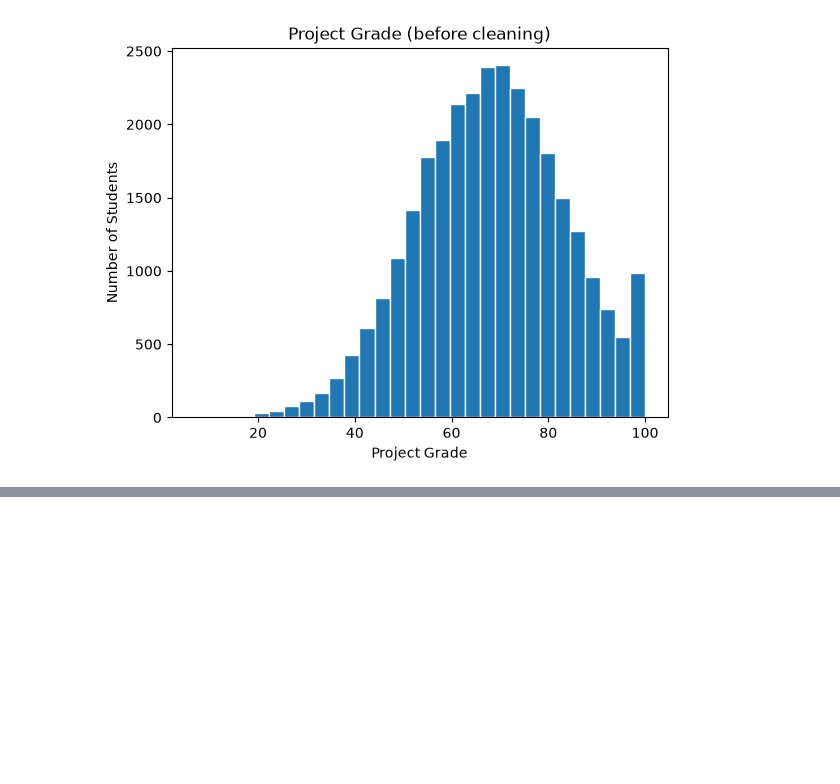
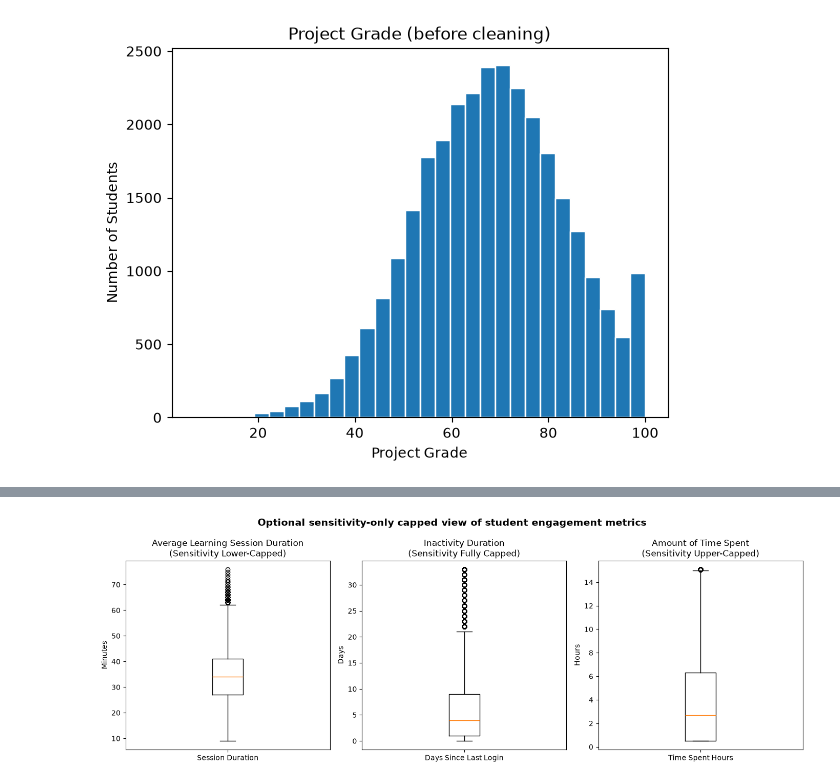
Before and after one commit to adithya-blip111/data_ai_project, a Jupyter notebook: src/data_ai_project.ipynb, the cells around one changed output, grey strips where cells are left out. Cells and saved outputs as stored; diff of their text form; code cells hidden in the pictures; blank space fills up the shorter version.

```diff
--- a/src/data_ai_project.ipynb
+++ b/src/data_ai_project.ipynb
@@ -1970,0 +1148,48 @@ print(data_dictionary.to_string(index=False))
+# %%
+# Create a clean deep copy for sensitivity analysis
+df_sensitivity = df_etl_clean.copy(deep=True)
+
+# 1. Lower cap Average Learning Session Duration (removes accidental/instant login logs)
+session_min_p01 = df_sensitivity["Average_Session_Duration_Min"].quantile(0.01)
+df_sensitivity["Average_Session_Duration_Min_capped"] = df_sensitivity["Average_Session_Duration_Min"].clip(
+    lower=session_min_p01
+)
+
+# 2. Fully cap Days Since Last Login (restrains extreme dormancy/inactive outliers)
+dormancy_p01 = df_sensitivity["Days_Since_Last_Login"].quantile(0.01)
+dormancy_p99 = df_sensitivity["Days_Since_Last_Login"].quantile(0.99)
+df_sensitivity["Days_Since_Last_Login_capped"] = df_sensitivity["Days_Since_Last_Login"].clip(
+    lower=dormancy_p01,
+    upper=dormancy_p99
+)
+
+# 3. Upper cap Amount of Time Spent on Course (handles massive cramming/unrealistic hour spikes)
+time_spent_p99 = df_sensitivity["Time_Spent_Hours"].quantile(0.99)
+df_sensitivity["Time_Spent_Hours_capped"] = df_sensitivity["Time_Spent_Hours"].clip(
+    upper=time_spent_p99
+)
+
+# Generate subplots mapping the template logic
+fig, axes = plt.subplots(1, 3, figsize=(14, 5))
+
+# Plot 1: Average Session Duration
+axes[0].boxplot(df_sensitivity["Average_Session_Duration_Min_capped"].dropna(), tick_labels=["Session Duration"])
+axes[0].set_title("Average Learning Session Duration\n(Sensitivity Lower-Capped)")
+axes[0].set_ylabel("Minutes")
+
+# Plot 2: Days Since Last Login
+axes[1].boxplot(df_sensitivity["Days_Since_Last_Login_capped"].dropna(), tick_labels=["Days Since Last Login"])
+axes[1].set_title("Inactivity Duration\n(Sensitivity Fully Capped)")
+axes[1].set_ylabel("Days")
+
+# Plot 3: Time Spent Hours
+axes[2].boxplot(df_sensitivity["Time_Spent_Hours_capped"].dropna(), tick_labels=["Time Spent Hours"])
+axes[2].set_title("Amount of Time Spent\n(Sensitivity Upper-Capped)")
+axes[2].set_ylabel("Hours")
+
+# Global labels and execution layout
+plt.suptitle("Optional sensitivity-only capped view of student engagement metrics", fontsize=14, weight='bold')
+plt.tight_layout()
+plt.show()
+# %% [output]
+[figure, added]
```
Also changed, not shown: parts of 93 cells of this notebook, 3 other files.
